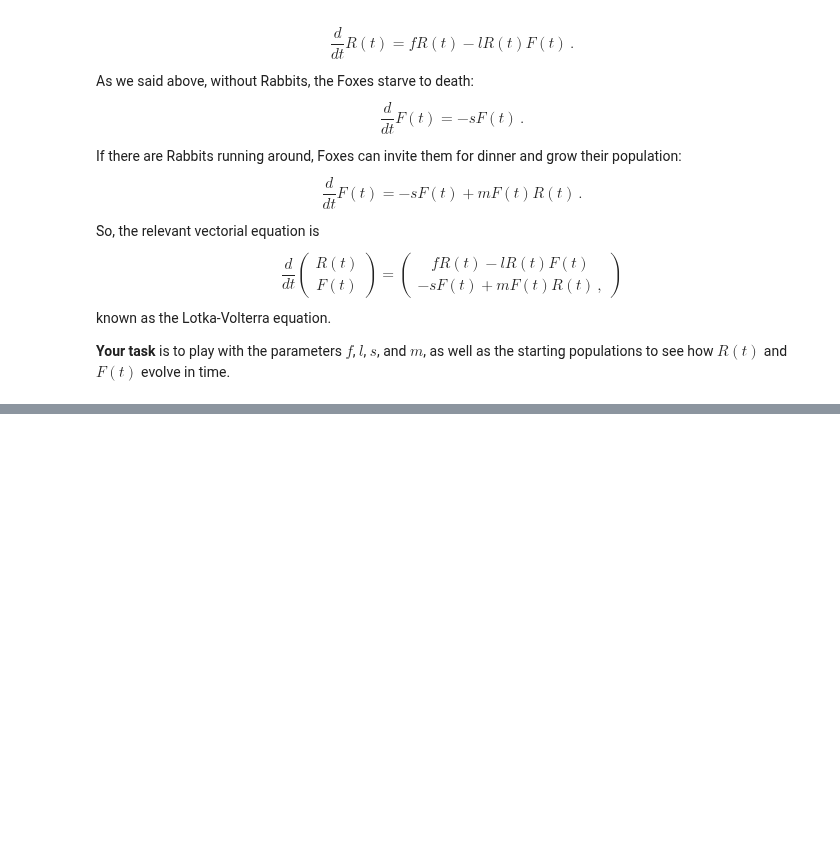
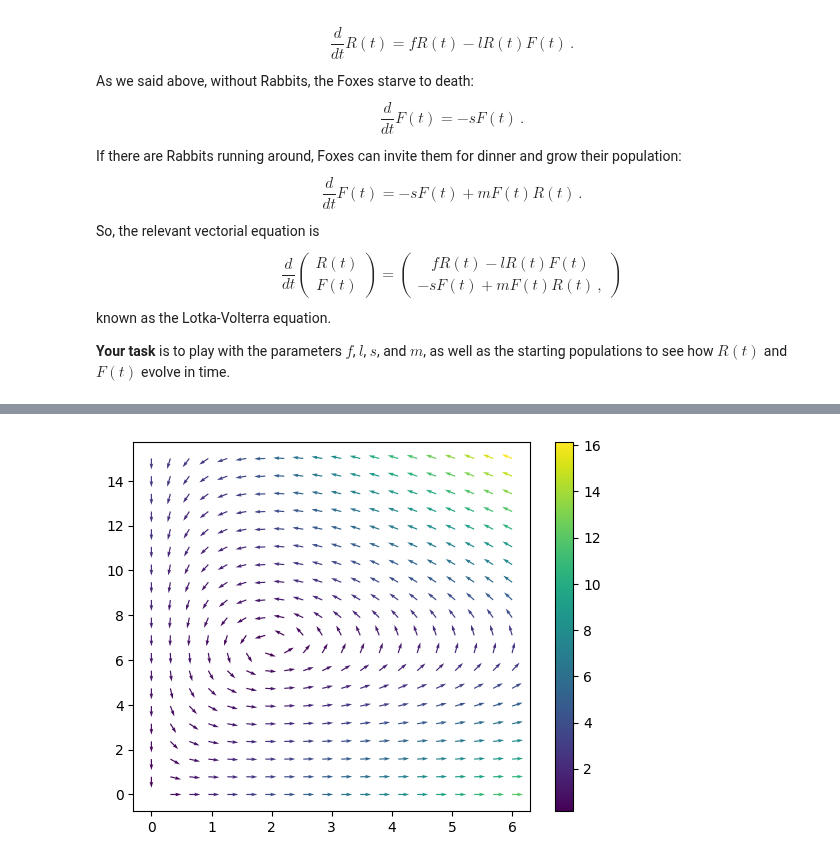
Before and after one commit to vibilanj/cmps, a Jupyter notebook: workshop/W3_Python_and_IVPs_S.ipynb, the cells around one changed output, grey strips where cells are left out. Cells and saved outputs as stored; diff of their text form; code cells hidden in the pictures; blank space fills up the shorter version.

```diff
--- a/workshop/W3_Python_and_IVPs_S.ipynb
+++ b/workshop/W3_Python_and_IVPs_S.ipynb
@@ -184,0 +268,30 @@ known as the Lotka-Volterra equation.
+# %%
+f = 2
+l = 0.3
+s = 0.2
+m = 0.1
+
+def derivative(t, state):
+    d_rabbits = f * state[0] - l * state[0] * state[1]
+    d_foxes = -s * state[1] + m * state[1] * state[0]
+    return np.array([d_rabbits, d_foxes])
+
+x,y = np.meshgrid(np.linspace(0, 6, 20),
+                  np.linspace(0, 15, 20))
+
+u = derivative(0, np.array([x, y]))[0]
+v = derivative(0, np.array([x, y]))[1]
+
+u_norm = u / np.sqrt(u ** 2 + v ** 2)
+v_norm = v / np.sqrt(u ** 2 + v ** 2)
+
+M = np.sqrt(u ** 2 + v ** 2)
+
+colors = [CF_red, CF_vermillion, CF_orange, CF_yellow, CF_green, CF_sky, CF_blue]
+
+# plt.quiver(x, y, u, v, M, color = colors)
+plt.quiver(x, y, u_norm, v_norm, M, color = colors)
+plt.colorbar()
+plt.show()
+# %% [output]
+[figure, added]
```
Also changed, not shown: parts of 5 cells of this notebook.
